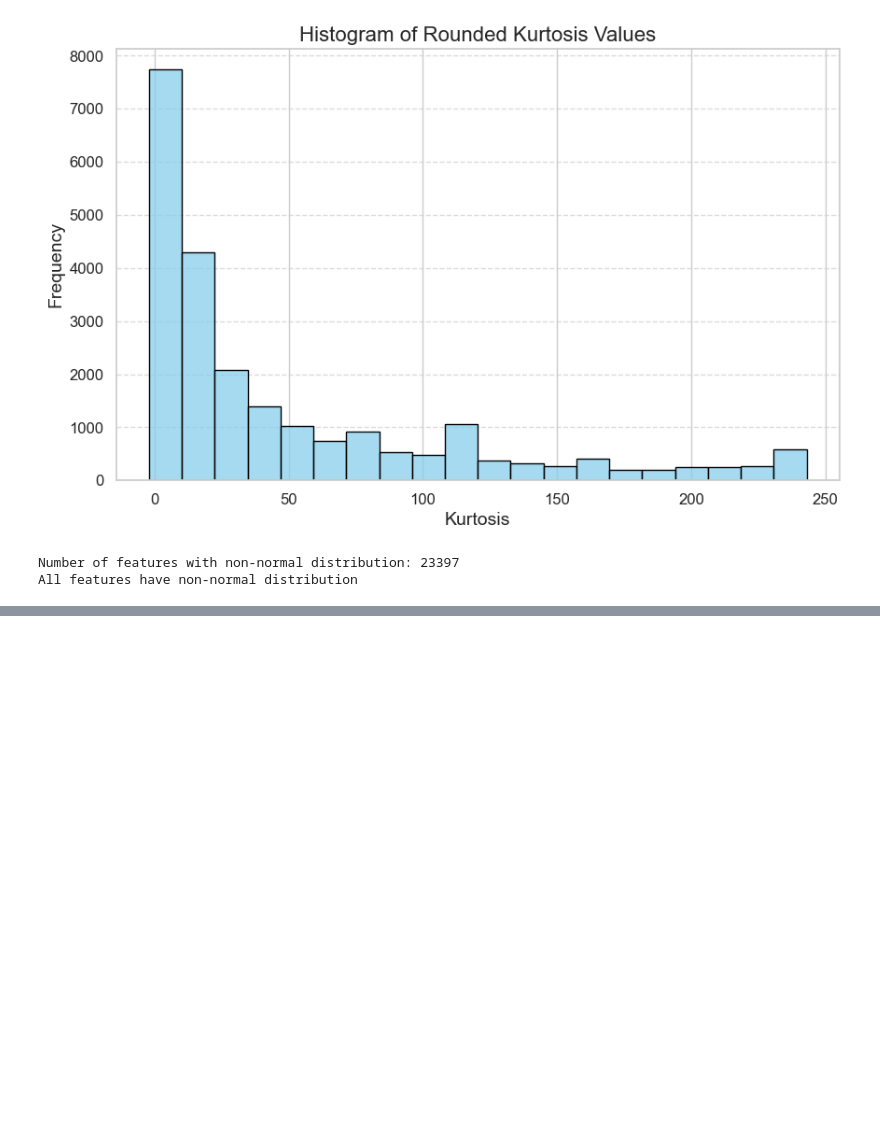
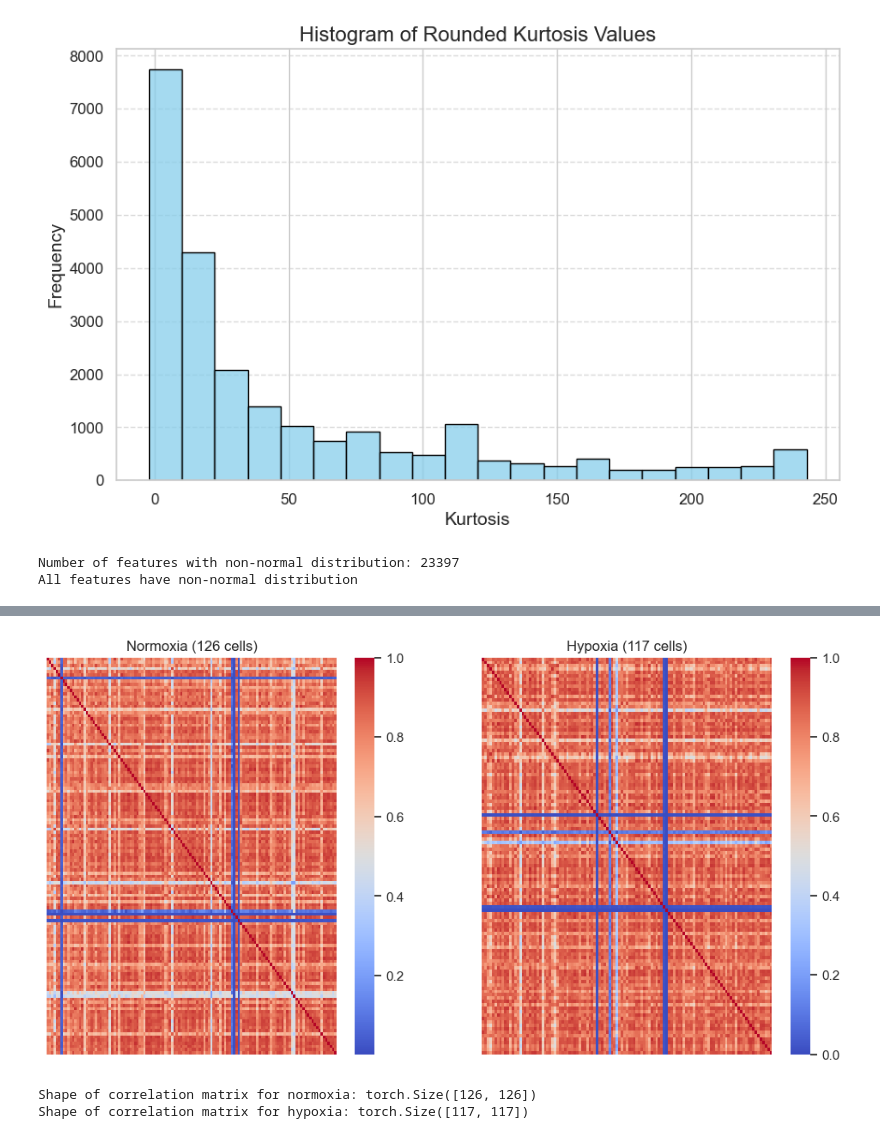
Before and after one commit to eghirardo/ai_lab, a Jupyter notebook: data_proc_filippo.ipynb, the cells around one changed output, grey strips where cells are left out. Drawn from its saved outputs; the diff is of its cells as text; code cells hidden in the pictures; blank space fills up the shorter version.

```diff
--- a/data_proc_filippo.ipynb
+++ b/data_proc_filippo.ipynb
@@ -669,0 +718,32 @@ plt.show()
+# %%
+# Now let us inspect if the correlation is different between the two classes
+# We can do this by plotting the correlation matrix for each class separately
+# We can do this by splitting the dataframe into two dataframes, one for each class
+
+merged_norm = merged[merged['Target'] == 0]
+merged_hypo = merged[merged['Target'] == 1]
+
+# Convert the DataFrames to PyTorch tensors
+data_tensor_norm = th.tensor(merged_norm.values)
+data_tensor_hypo = th.tensor(merged_hypo.values)
+
+# Calculate the correlation matrices
+correlation_matrix_norm = th.corrcoef(data_tensor_norm)
+correlation_matrix_hypo = th.corrcoef(data_tensor_hypo)
+
+# Plot the correlation matrices with subplots
+fig, axs = plt.subplots(1, 2, figsize=(12, 6))
+sns.heatmap(correlation_matrix_norm, cmap='coolwarm', yticklabels = False, xticklabels = False, ax=axs[0])
+sns.heatmap(correlation_matrix_hypo, cmap='coolwarm', yticklabels = False, xticklabels = False, ax=axs[1])
+# Set titles with number of genes that are norm or hypo
+axs[0].set_title(f'Normoxia ({merged_norm.shape[0]} cells)')
+axs[1].set_title(f'Hypoxia ({merged_hypo.shape[0]} cells)')
+plt.show()
+
+# Check shape of correlation matrices
+print("Shape of correlation matrix for normoxia:", correlation_matrix_norm.shape)
+print("Shape of correlation matrix for hypoxia:", correlation_matrix_hypo.shape)
+# %% [output]
+[figure, added]
+Shape of correlation matrix for normoxia: torch.Size([126, 126])
+Shape of correlation matrix for hypoxia: torch.Size([117, 117])
```
Also changed, not shown: parts of 11 cells of this notebook.
